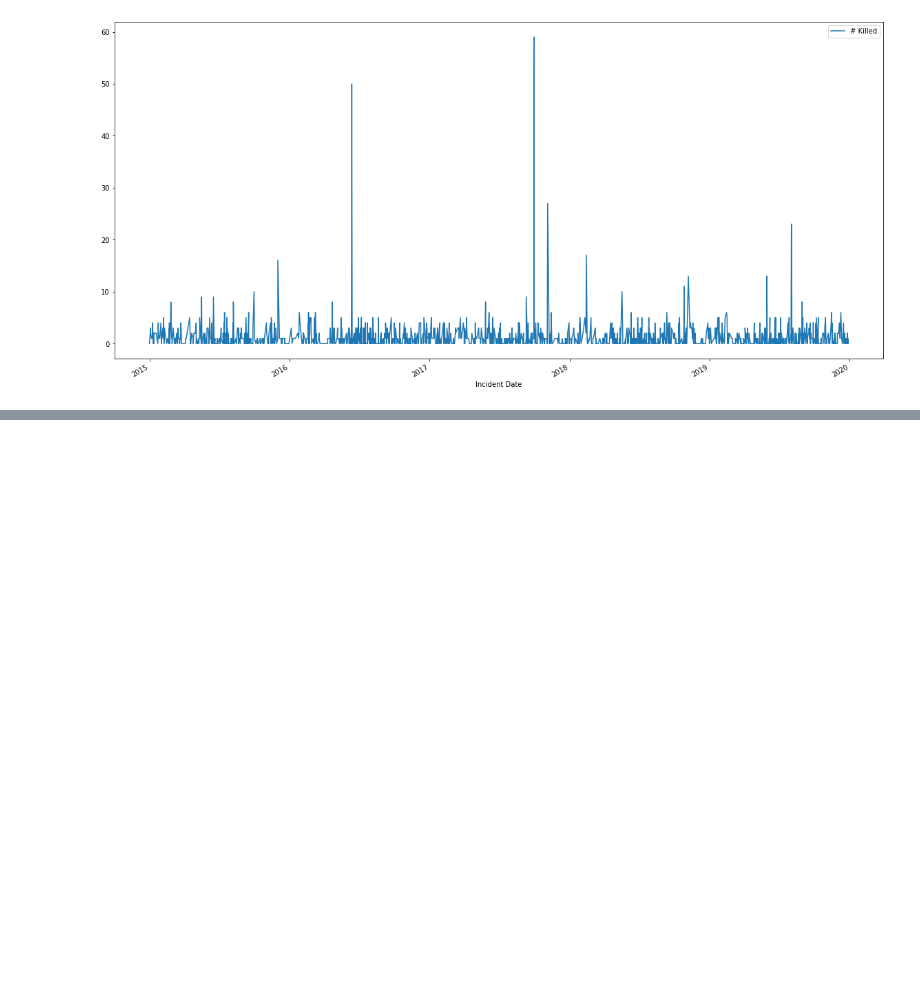
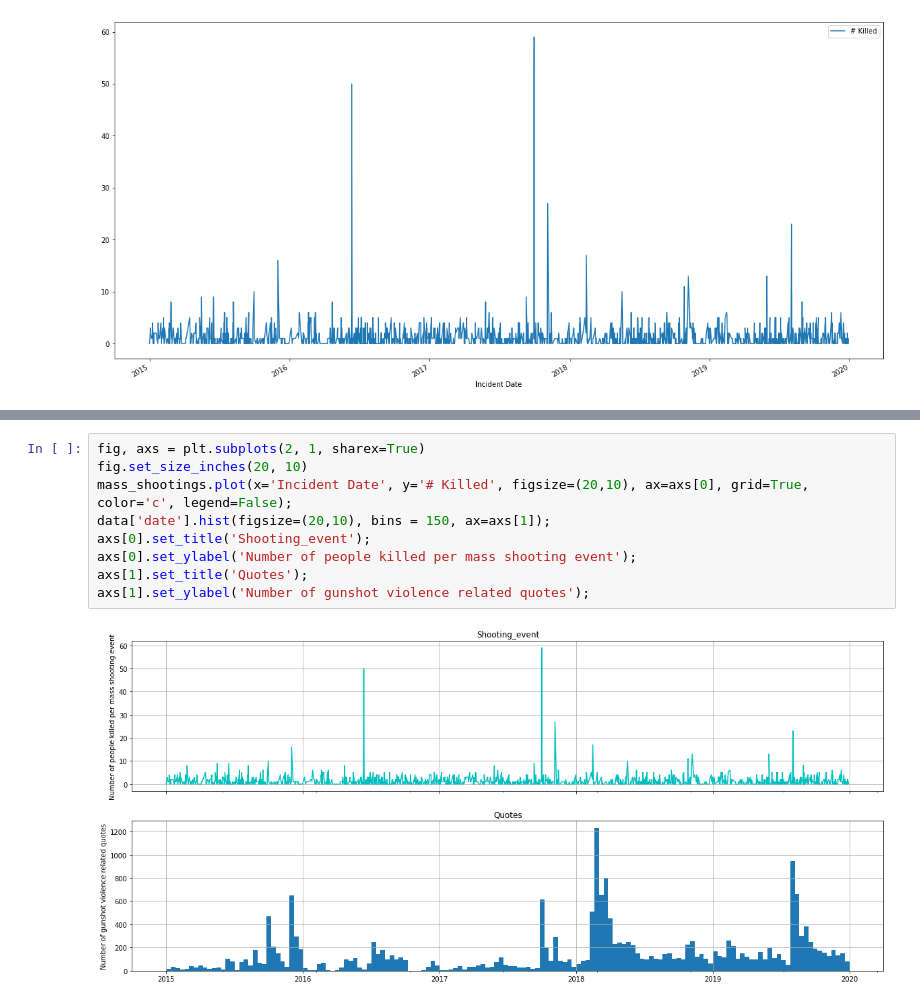
Before and after one commit to epfl-ada/ada-2021-project-lejt, a Jupyter notebook: Initial_Analysis.ipynb, the cells around one changed output, grey strips where cells are left out. Saved outputs shown, nothing was run; the diff lists cells and outputs as text; blank space fills up the shorter version.

```diff
--- a/Initial_Analysis.ipynb
+++ b/Initial_Analysis.ipynb
@@ -375,0 +425,11 @@ mass_shootings.plot(x='Incident Date', y='# Killed', figsize=(20,10));
+# %%
+fig, axs = plt.subplots(2, 1, sharex=True)
+fig.set_size_inches(20, 10)
+mass_shootings.plot(x='Incident Date', y='# Killed', figsize=(20,10), ax=axs[0], grid=True, color='c', legend=False);
+data['date'].hist(figsize=(20,10), bins = 150, ax=axs[1]);
+axs[0].set_title('Shooting_event');
+axs[0].set_ylabel('Number of people killed per mass shooting event');
+axs[1].set_title('Quotes');
+axs[1].set_ylabel('Number of gunshot violence related quotes');
+# %% [output]
+[figure, added]
```
Also changed, not shown: parts of 33 cells of this notebook.
